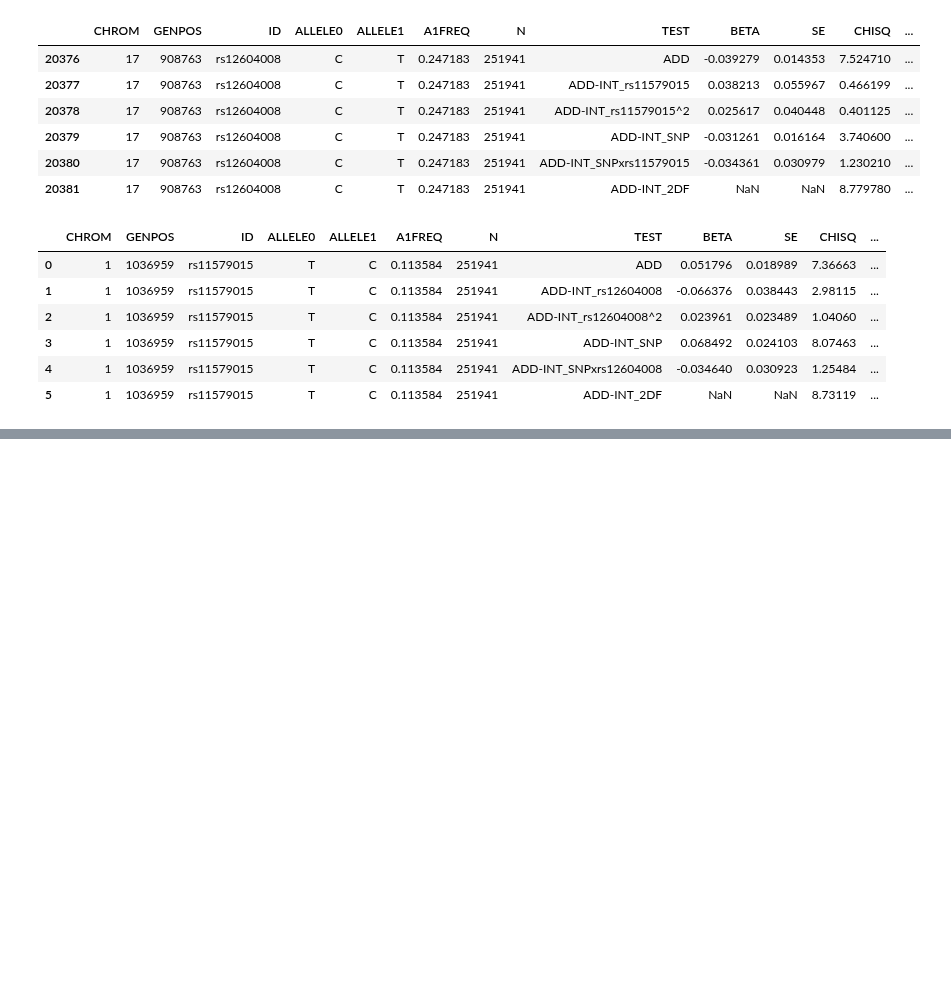
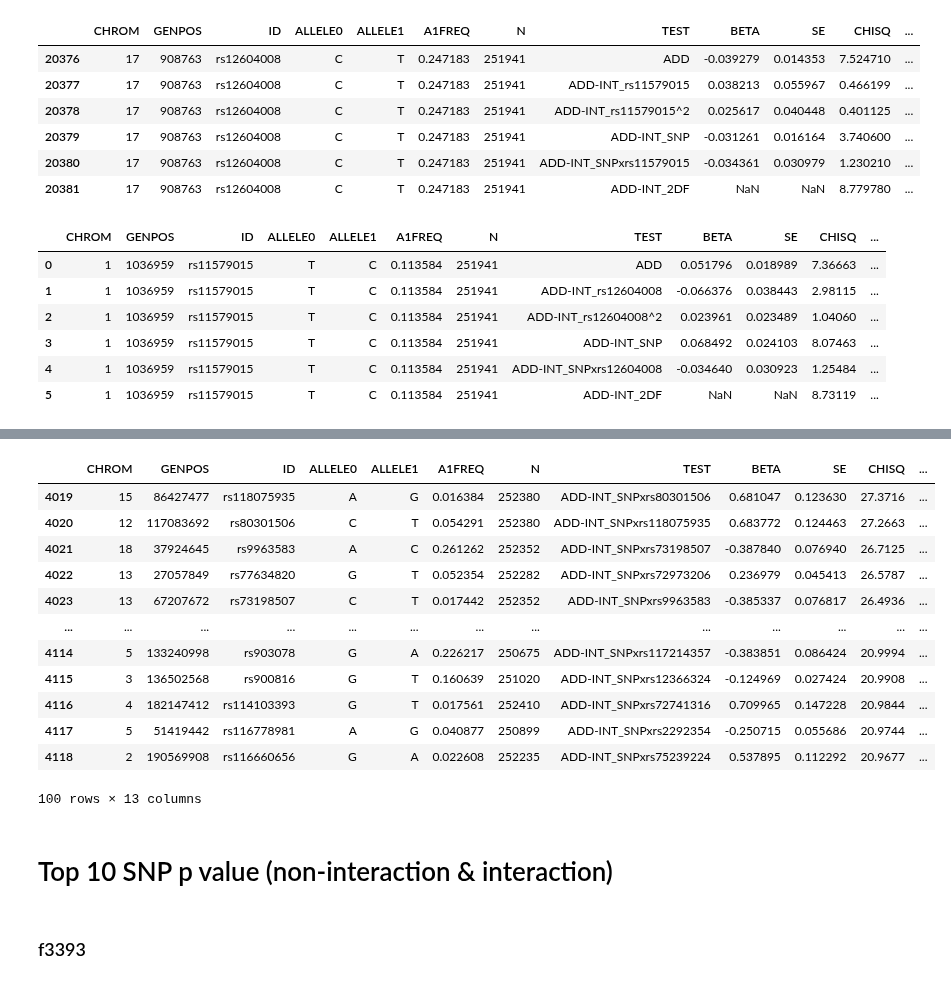
Before and after one commit to statgenetics/UKBB_GWAS_dev, a Jupyter notebook: analysis/regenie_interaction/interaction_python.ipynb, the cells around one changed output, grey strips where cells are left out. Drawn from its saved outputs; the diff is of its cells as text; code cells hidden in the pictures; blank space fills up the shorter version.

```diff
--- a/analysis/regenie_interaction/interaction_python.ipynb
+++ b/analysis/regenie_interaction/interaction_python.ipynb
@@ -3785,0 +3818,6 @@ df2[df2["ID"]=="rs11579015"]
+# %%
+interactionterm = pd.DataFrame(columns=df.columns)
+for file in filelist:
+    tmp = pd.read_csv(file,compression = "gzip",header=0,sep=" ")
+    interactionterm=interactionterm.append(tmp[tmp["TEST"].str.startswith("ADD-INT_SNPx")],ignore_index=True)
+interactionterm
@@ -3785,0 +3828,36 @@ df2[df2["ID"]=="rs11579015"]
+# %%
+import pandas as pd
+import os
+filelist0 = os.listdir("/home/gl2776/project/guangyou/interaction/newv/112421_f3393/cache")
+filelist = []
+for file in filelist0:
+    if file.endswith("regenie.gz"):
+        filelist.append(os.path.join("/home/gl2776/project/guangyou/interaction/newv/112421_f3393/cache/", file))
+df = pd.read_csv(filelist[0],compression = "gzip",header=0,sep=" ")
+topinteractionterm = pd.DataFrame(columns=df.columns)
+k = 100
+for file in filelist:
+    tmp = pd.read_csv(file,compression = "gzip",header=0,sep=" ")
+    tmp = pd.concat([tmp[tmp["TEST"].str.startswith("ADD-INT_SNPx")],topinteractionterm],axis=0,ignore_index=True)
+    topinteractionterm = tmp.sort_values("LOG10P",ascending=False).head(k)
+topinteractionterm.to_csv("/home/gl2776/project/guangyou/interaction/newv/112421_f3393/cache/f3393.interactionterm.top"+str(k)+".stat.regenie",sep="\t",index=False)
+# %%
+topinteractionterm
+# %% [output]
+|  | CHROM | GENPOS | ID | ALLELE0 | ALLELE1 | A1FREQ | N | TEST | BETA | SE | CHISQ | ... |
+| 4019 | 15 | 86427477 | rs118075935 | A | G | 0.016384 | 252380 | ADD-INT_SNPxrs80301506 | 0.681047 | 0.123630 | 27.3716 | ... |
+| 4020 | 12 | 117083692 | rs80301506 | C | T | 0.054291 | 252380 | ADD-INT_SNPxrs118075935 | 0.683772 | 0.124463 | 27.2663 | ... |
+| 4021 | 18 | 37924645 | rs9963583 | A | C | 0.261262 | 252352 | ADD-INT_SNPxrs73198507 | -0.387840 | 0.076940 | 26.7125 | ... |
+| 4022 | 13 | 27057849 | rs77634820 | G | T | 0.052354 | 252282 | ADD-INT_SNPxrs72973206 | 0.236979 | 0.045413 | 26.5787 | ... |
+| 4023 | 13 | 67207672 | rs73198507 | C | T | 0.017442 | 252352 | ADD-INT_SNPxrs9963583 | -0.385337 | 0.076817 | 26.4936 | ... |
+| ... | ... | ... | ... | ... | ... | ... | ... | ... | ... | ... | ... | ... |
+| 4114 | 5 | 133240998 | rs903078 | G | A | 0.226217 | 250675 | ADD-INT_SNPxrs117214357 | -0.383851 | 0.086424 | 20.9994 | ... |
+| 4115 | 3 | 136502568 | rs900816 | G | T | 0.160639 | 251020 | ADD-INT_SNPxrs12366324 | -0.124969 | 0.027424 | 20.9908 | ... |
+| 4116 | 4 | 182147412 | rs114103393 | G | T | 0.017561 | 252410 | ADD-INT_SNPxrs72741316 | 0.709965 | 0.147228 | 20.9844 | ... |
+| 4117 | 5 | 51419442 | rs116778981 | A | G | 0.040877 | 250899 | ADD-INT_SNPxrs2292354 | -0.250715 | 0.055686 | 20.9744 | ... |
+| 4118 | 2 | 190569908 | rs116660656 | G | A | 0.022608 | 252235 | ADD-INT_SNPxrs75239224 | 0.537895 | 0.112292 | 20.9677 | ... |
+100 rows × 13 columns
+# %% [markdown]
+# Top 10 SNP p value (non-interaction & interaction)
+# %% [markdown]
+### f3393
```
Also changed, not shown: parts of 26 cells of this notebook, 2 other files.
